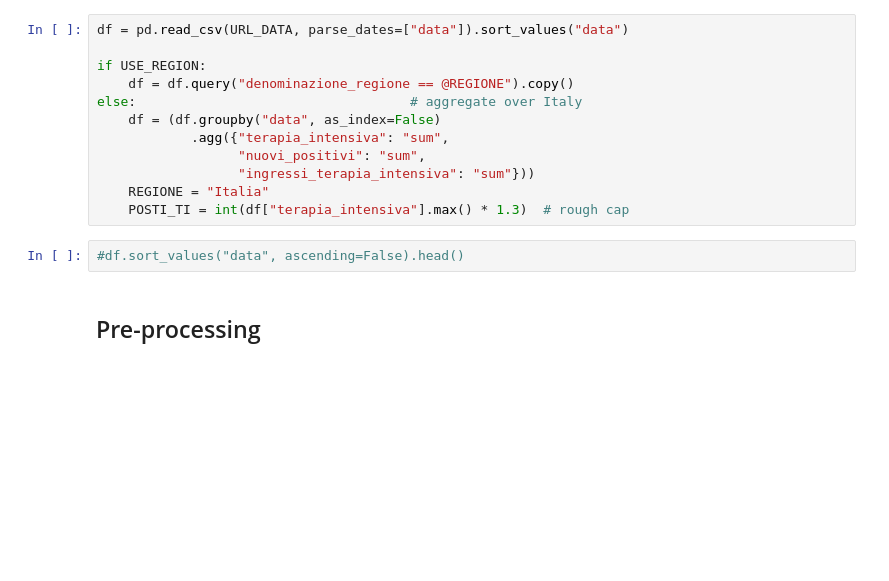
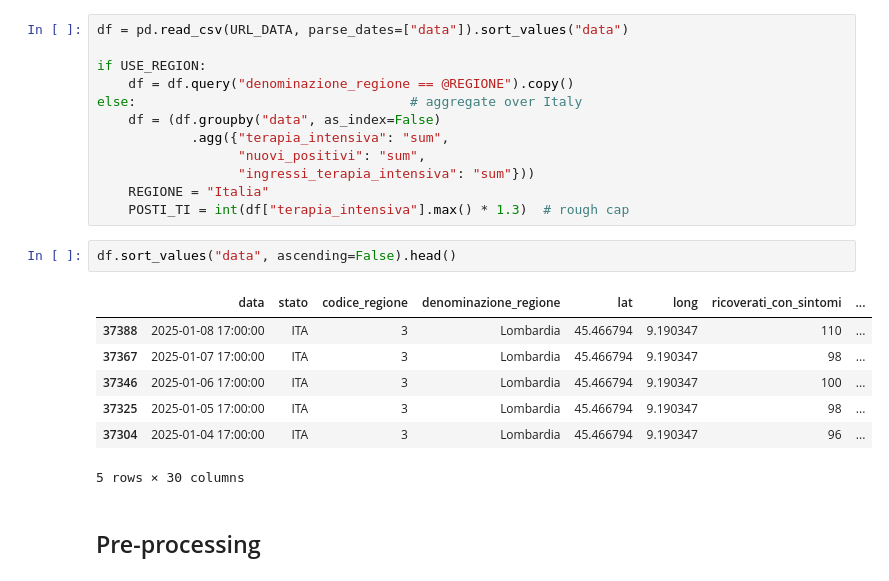
Before and after one commit to mathieuteti2002/COVID-19-ICU-Occupancy-Prediction-with-AI, a Jupyter notebook: covid_ia_prediction.ipynb, the cells around one changed output. Saved outputs shown, nothing was run; the diff lists cells and outputs as text; blank space fills up the shorter version.

```diff
--- a/covid_ia_prediction.ipynb
+++ b/covid_ia_prediction.ipynb
@@ -43,7 +38,15 @@ else:                                   # aggregate over Italy
     REGIONE = "Italia"
     POSTI_TI = int(df["terapia_intensiva"].max() * 1.3)  # rough cap
 # %%
-#df.sort_values("data", ascending=False).head()
+df.sort_values("data", ascending=False).head()
+# %% [output]
+|  | data | stato | codice_regione | denominazione_regione | lat | long | ricoverati_con_sintomi | ... |
+| 37388 | 2025-01-08 17:00:00 | ITA | 3 | Lombardia | 45.466794 | 9.190347 | 110 | ... |
+| 37367 | 2025-01-07 17:00:00 | ITA | 3 | Lombardia | 45.466794 | 9.190347 | 98 | ... |
+| 37346 | 2025-01-06 17:00:00 | ITA | 3 | Lombardia | 45.466794 | 9.190347 | 100 | ... |
+| 37325 | 2025-01-05 17:00:00 | ITA | 3 | Lombardia | 45.466794 | 9.190347 | 98 | ... |
+| 37304 | 2025-01-04 17:00:00 | ITA | 3 | Lombardia | 45.466794 | 9.190347 | 96 | ... |
+5 rows × 30 columns
 # %% [markdown]
 ## Pre-processing
 # %%
```
Also changed, not shown: parts of 14 cells of this notebook.
